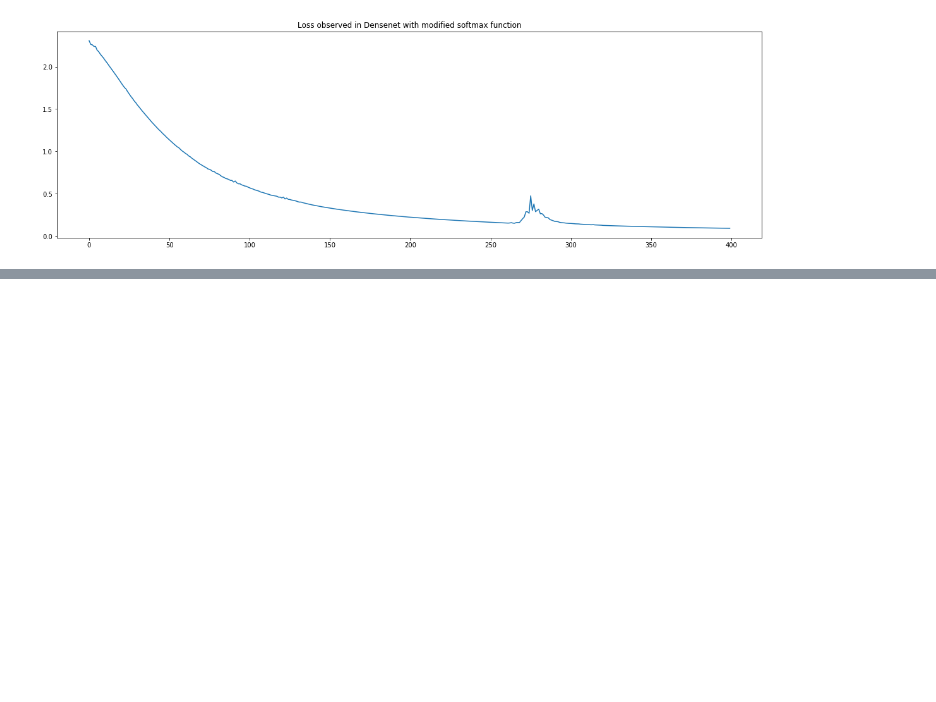
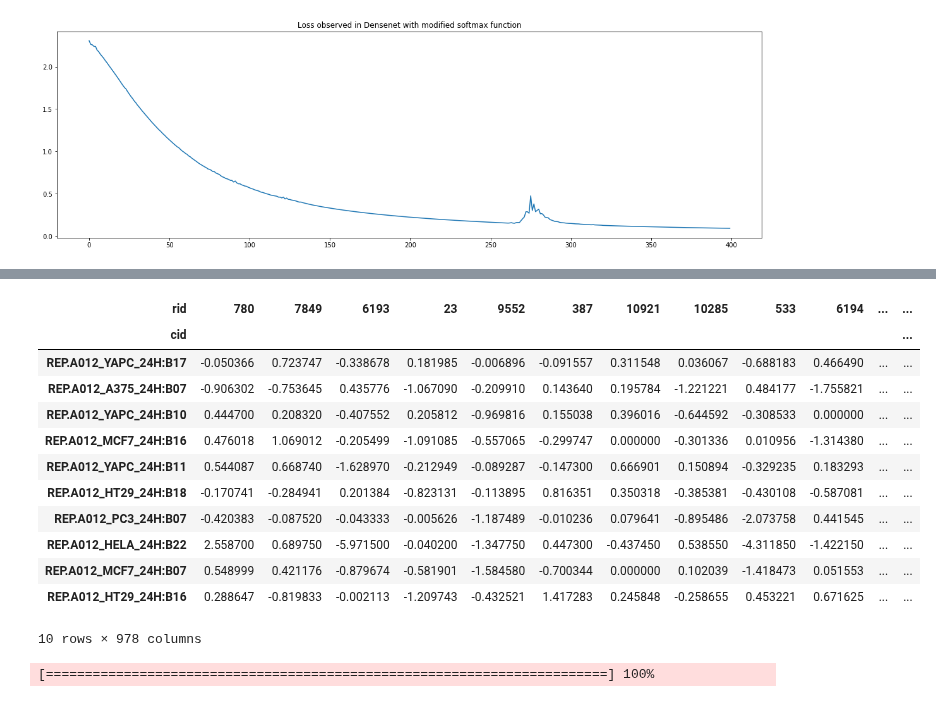
Before and after one commit to Dweepa/ItsAllInTheGenes, a Jupyter notebook: SNN/SNN.ipynb, the cells around one changed output, grey strips where cells are left out. Saved outputs shown, nothing was run; the diff lists cells and outputs as text; code cells hidden in the pictures; blank space fills up the shorter version.

```diff
--- a/SNN/SNN.ipynb
+++ b/SNN/SNN.ipynb
@@ -339,0 +374,4 @@ plt.show()
+# %%
+X_small = X[:100]
+y_small = np.asarray(y[:100]).flatten()
+# y_small
@@ -339,0 +579,28 @@ plt.show()
+# %%
+X_small.iloc[order[:10]]
+# %% [output]
+| rid | 780 | 7849 | 6193 | 23 | 9552 | 387 | 10921 | 10285 | 533 | 6194 | ... | ... |
+| cid |  |  |  |  |  |  |  |  |  |  |  | ... |
+| REP.A012_YAPC_24H:B17 | -0.050366 | 0.723747 | -0.338678 | 0.181985 | -0.006896 | -0.091557 | 0.311548 | 0.036067 | -0.688183 | 0.466490 | ... | ... |
+| REP.A012_A375_24H:B07 | -0.906302 | -0.753645 | 0.435776 | -1.067090 | -0.209910 | 0.143640 | 0.195784 | -1.221221 | 0.484177 | -1.755821 | ... | ... |
+| REP.A012_YAPC_24H:B10 | 0.444700 | 0.208320 | -0.407552 | 0.205812 | -0.969816 | 0.155038 | 0.396016 | -0.644592 | -0.308533 | 0.000000 | ... | ... |
+| REP.A012_MCF7_24H:B16 | 0.476018 | 1.069012 | -0.205499 | -1.091085 | -0.557065 | -0.299747 | 0.000000 | -0.301336 | 0.010956 | -1.314380 | ... | ... |
+| REP.A012_YAPC_24H:B11 | 0.544087 | 0.668740 | -1.628970 | -0.212949 | -0.089287 | -0.147300 | 0.666901 | 0.150894 | -0.329235 | 0.183293 | ... | ... |
+| REP.A012_HT29_24H:B18 | -0.170741 | -0.284941 | 0.201384 | -0.823131 | -0.113895 | 0.816351 | 0.350318 | -0.385381 | -0.430108 | -0.587081 | ... | ... |
+| REP.A012_PC3_24H:B07 | -0.420383 | -0.087520 | -0.043333 | -0.005626 | -1.187489 | -0.010236 | 0.079641 | -0.895486 | -2.073758 | 0.441545 | ... | ... |
+| REP.A012_HELA_24H:B22 | 2.558700 | 0.689750 | -5.971500 | -0.040200 | -1.347750 | 0.447300 | -0.437450 | 0.538550 | -4.311850 | -1.422150 | ... | ... |
+| REP.A012_MCF7_24H:B07 | 0.548999 | 0.421176 | -0.879674 | -0.581901 | -1.584580 | -0.700344 | 0.000000 | 0.102039 | -1.418473 | 0.051553 | ... | ... |
+| REP.A012_HT29_24H:B16 | 0.288647 | -0.819833 | -0.002113 | -1.209743 | -0.432521 | 1.417283 | 0.245848 | -0.258655 | 0.453221 | 0.671625 | ... | ... |
+10 rows × 978 columns
+# %%
+import progressbar
+from time import sleep
+bar = progressbar.ProgressBar(maxval=20, \
+    widgets=[progressbar.Bar('=', '[', ']'), ' ', progressbar.Percentage()])
+bar.start()
+for i in range(20):
+    bar.update(i+1)
+    sleep(0.1)
+bar.finish()
+# %% [output]
+[========================================================================] 100%
```
Also changed, not shown: parts of 17 cells of this notebook.
